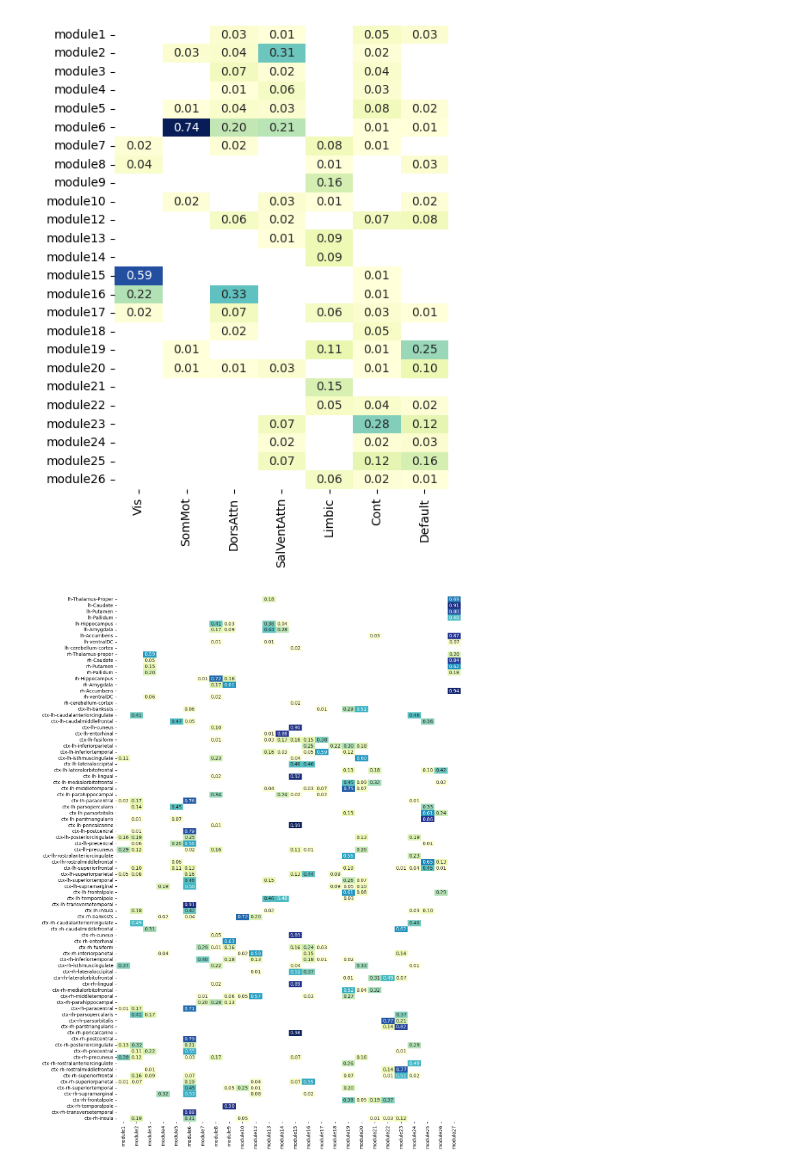
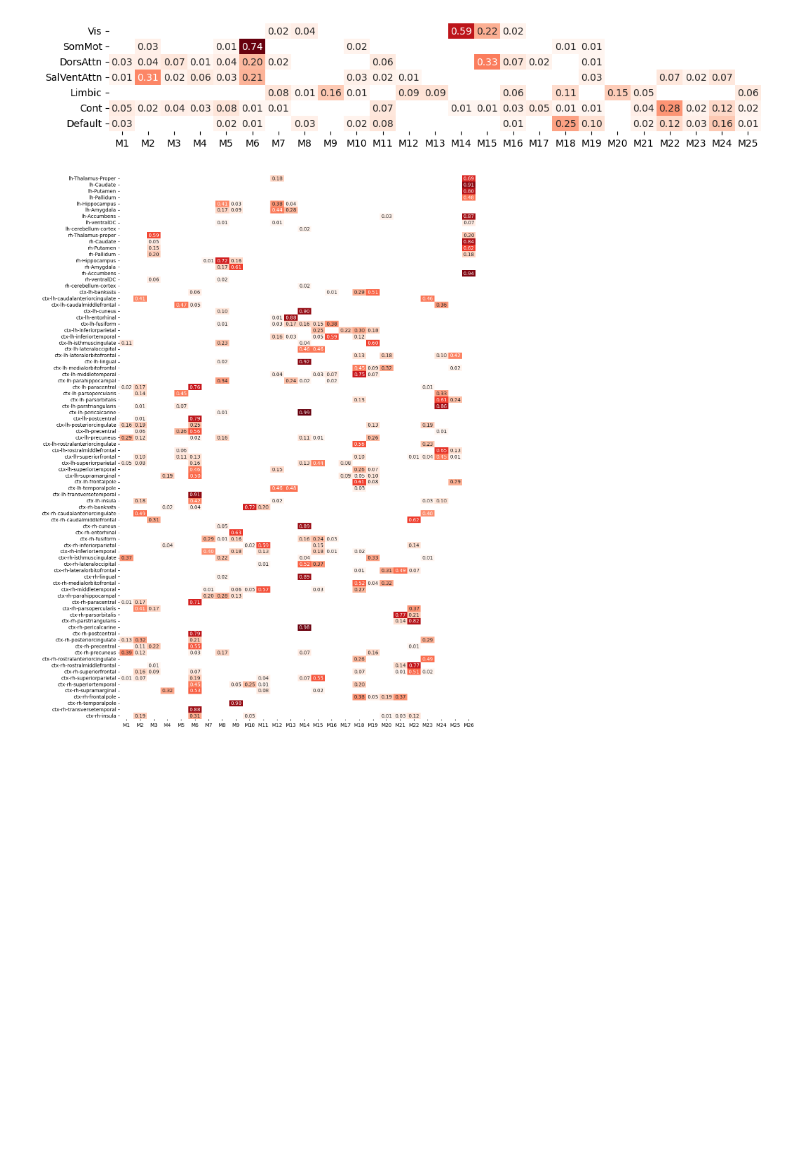
Before and after one commit to compneurobilbao/bha2, a Jupyter notebook: notebooks/07-overlapping-with-atlases.ipynb, the cells around one changed output. Cells and saved outputs as stored; diff of their text form; code cells hidden in the pictures; blank space fills up the shorter version.

Commit message:
minor modifications in figures

```diff
--- a/notebooks/07-overlapping-with-atlases.ipynb
+++ b/notebooks/07-overlapping-with-atlases.ipynb
@@ -36,9 +33,9 @@ array([ 1,  2,  3,  4,  5,  6,  7,  8,  9, 10, 11, 12, 13, 14, 15, 16, 17,
 # %%
 rsn = nib.load(
-    os.path.join(project_path, ""brain_templates", "atlases"", "Yeo7_networks.nii.gz")
+    os.path.join(project_path, "brain_templates", "atlases", "Yeo7_networks.nii.gz")
 )
 rsn_labels = np.loadtxt(
-    os.path.join(project_path, ""brain_templates", "atlases"", "Yeo7_networks.txt"),
+    os.path.join(project_path, "brain_templates", "atlases", "Yeo7_networks.txt"),
     dtype=str,
 )
 
@@ -48,40 +45,37 @@ RSN_table = pd.DataFrame(
     index=np.array(["module" + str(i) for i in module_idx]),
     dtype=float,
 )
 
 for idx in module_idx:
     module_vol = optimal_parcellation == idx
     m_size = np.setdiff1d(np.unique(module_sizes[module_vol]), [0])
     rsn_vol = rsn.get_fdata()
     if m_size > 5:
         rsn_count = np.zeros((int(rsn_vol.max())))
         for i in range(1, int(rsn_vol.max()) + 1):
             rsn_mask = np.where(rsn_vol == i, 1, 0)
-            # dice index
-            # rsn_count[i - 1] = 2*(rsn_mask*module_vol).sum() / (module_vol.sum()+rsn_mask.sum())
-            # single overlap
             rsn_count[i - 1] = (rsn_mask * module_vol).sum() / (rsn_mask.sum())
-        RSN_table.loc["module" + str(idx)] = rsn_count
+        RSN_table.loc["M" + str(idx)] = rsn_count
 #round to 2 decimals
 RSN_table = RSN_table.round(2)
 RSN_table = RSN_table.replace(0.0, np.nan)
 RSN_table.dropna(axis=0, how="all", inplace=True)
 
-fig = plt.figure(figsize=(5,7))
-sns.heatmap(RSN_table, cmap="YlGnBu", cbar=False, fmt=".2f", annot=True)
+fig = plt.figure(figsize=(12,2))
+sns.heatmap(pd.DataFrame.transpose(RSN_table), cmap="Reds", cbar=False, fmt=".2f", annot=True)
 plt.savefig(
     os.path.join(
         project_path,
         "data",
         "figures",
         "optimal_parcellation_RSNs.svg",
     ),
     dpi=300,
     bbox_inches="tight",
     format="svg",
 )
 # %% [output]
-[figure, old version]
+[figure, new version]
 # %%
 desikan = nib.load(
     os.path.join(project_path, "brain_templates", "atlases", "Desikan-killiany.nii.gz")
@@ -109,7 +103,7 @@ for idx in module_idx:
             desikan_count[i - 1] = (desikan_mask * module_vol).sum() / (
                 desikan_mask.sum()
             )
-        desikan_table.loc["module" + str(idx)] = desikan_count
+        desikan_table.loc["M" + str(idx)] = desikan_count
 desikan_table = desikan_table.round(2)
 desikan_table = desikan_table.replace(0.0, np.nan)
 desikan_table.dropna(axis=0, how="all", inplace=True)
@@ -117,7 +111,7 @@ desikan_table.dropna(axis=0, how="all", inplace=True)
 fig = plt.figure(figsize=(13,20))
 sns.heatmap(
     pd.DataFrame.transpose(desikan_table),
-    cmap="YlGnBu",
+    cmap="Reds",
     cbar=False,
     fmt=".2f",
     annot=True,
@@ -134,7 +128,7 @@ plt.savefig(
     format="svg",
 )
 # %% [output]
-[figure, old version]
+[figure, new version]
 # %%
 bha1 = nib.load(
     os.path.join(project_path, "brain_templates", "atlases", "BHA1_level20.nii.gz")
```
Also changed, not shown: parts of 2 cells of this notebook, 3 other files.
